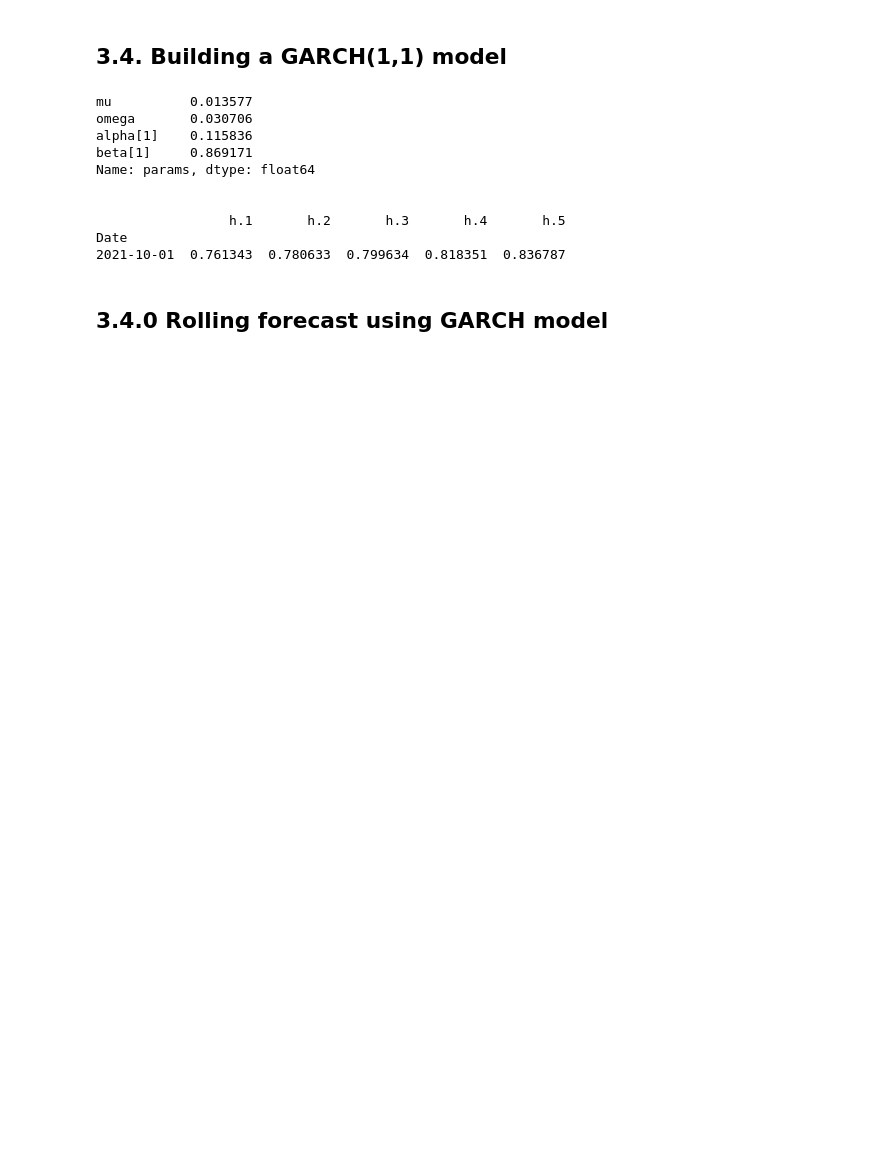
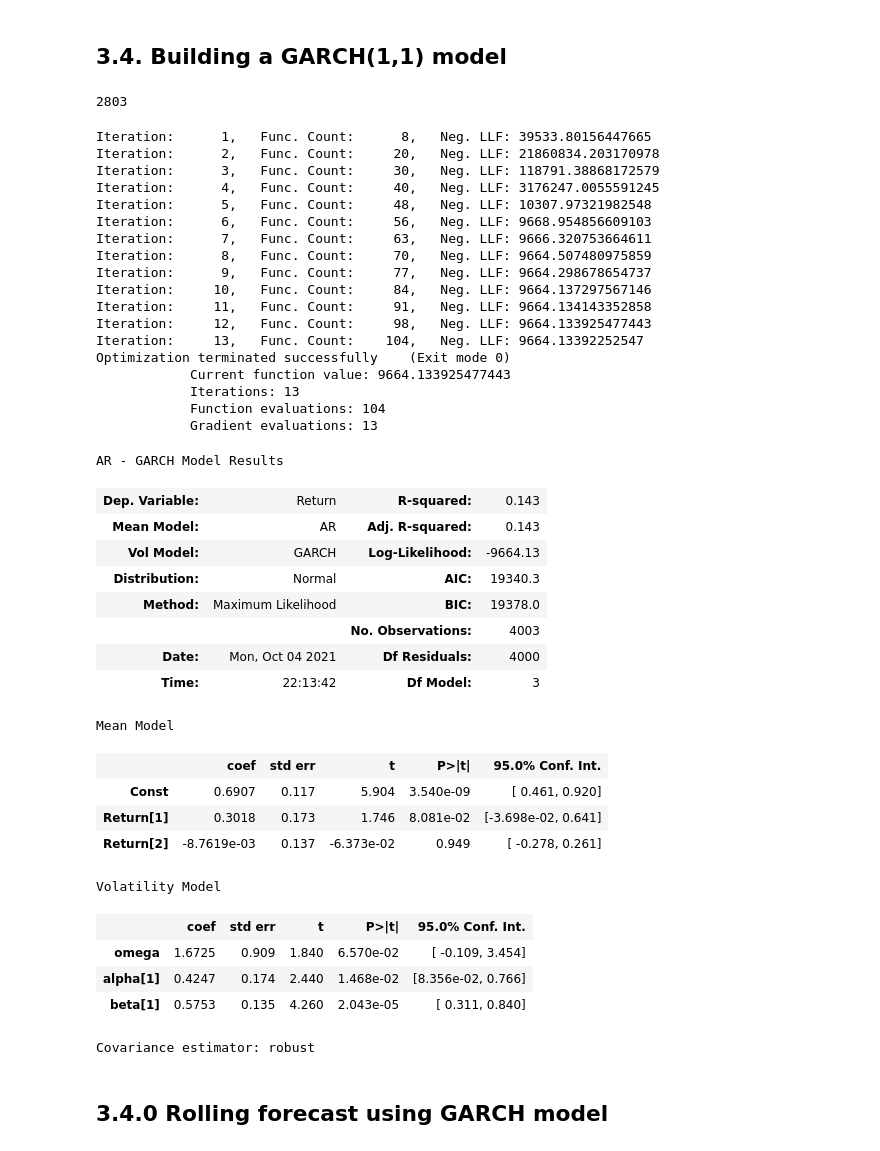
Before and after one commit to joaovictordesouzaduarte/volatility, a Jupyter notebook: notebooks/volatility.ipynb, the cells around one changed output. Saved outputs shown, nothing was run; the diff lists cells and outputs as text; code cells hidden in the pictures; blank space fills up the shorter version.

```diff
--- a/notebooks/volatility.ipynb
+++ b/notebooks/volatility.ipynb
@@ -217,32 +217,69 @@ df3 = df_usd.copy()
 #Return
 df3['Return'] = 100*(df3['Close'].pct_change())
 df3 = df3.dropna()
+# %%
+test_size = int(len(df3['Return']) * 0.7)
+# %% [output]
+2803
 # %%
+test_size = int(len(df3['Return']) * 0.7)
+
+train,test = df3[:-test_size], df3[-test_size:]
 
 #Build a Garch Model
 
-garch_model = arch_model(df3['Return'], p = 1, q=1, mean = 'constant', vol = 'GARCH', dist='normal')
+garch_model = arch_model(df3['Return'] ** 2, p = 1, q=1, mean = 'AR', lags= 2, vol = 'GARCH', dist='normal')
 
-gm_result = garch_model.fit(disp = 'off')
-print(gm_result.params)
+gm_result = garch_model.fit()
 
-print('\n')
-
-
-#Forecast
-gm_forecast = gm_result.forecast(horizon = 5)
-print(gm_forecast.variance[-1:]);
+gm_result.summary()
+#print(gm_result.params)
+#
+#print('\n')
+#
+#
+##Forecast
+#gm_forecast = gm_result.forecast(horizon = 5)
+#print(gm_forecast.variance[-1:]);
 # %% [output]
-mu          0.013577
-omega       0.030706
-alpha[1]    0.115836
-beta[1]     0.869171
-Name: params, dtype: float64
-
-
-                 h.1       h.2       h.3       h.4       h.5
-Date
-2021-10-01  0.761343  0.780633  0.799634  0.818351  0.836787
+Iteration:      1,   Func. Count:      8,   Neg. LLF: 39533.80156447665
+Iteration:      2,   Func. Count:     20,   Neg. LLF: 21860834.203170978
+Iteration:      3,   Func. Count:     30,   Neg. LLF: 118791.38868172579
+Iteration:      4,   Func. Count:     40,   Neg. LLF: 3176247.0055591245
+Iteration:      5,   Func. Count:     48,   Neg. LLF: 10307.97321982548
+Iteration:      6,   Func. Count:     56,   Neg. LLF: 9668.954856609103
+Iteration:      7,   Func. Count:     63,   Neg. LLF: 9666.320753664611
+Iteration:      8,   Func. Count:     70,   Neg. LLF: 9664.507480975859
+Iteration:      9,   Func. Count:     77,   Neg. LLF: 9664.298678654737
+Iteration:     10,   Func. Count:     84,   Neg. LLF: 9664.137297567146
+Iteration:     11,   Func. Count:     91,   Neg. LLF: 9664.134143352858
+Iteration:     12,   Func. Count:     98,   Neg. LLF: 9664.133925477443
+Iteration:     13,   Func. Count:    104,   Neg. LLF: 9664.13392252547
+Optimization terminated successfully    (Exit mode 0)
+            Current function value: 9664.133925477443
+            Iterations: 13
+            Function evaluations: 104
+            Gradient evaluations: 13
+AR - GARCH Model Results
+| Dep. Variable: | Return | R-squared: | 0.143 |
+| Mean Model: | AR | Adj. R-squared: | 0.143 |
+| Vol Model: | GARCH | Log-Likelihood: | -9664.13 |
+| Distribution: | Normal | AIC: | 19340.3 |
+| Method: | Maximum Likelihood | BIC: | 19378.0 |
+|  |  | No. Observations: | 4003 |
+| Date: | Mon, Oct 04 2021 | Df Residuals: | 4000 |
+| Time: | 22:13:42 | Df Model: | 3 |
+Mean Model
+|  | coef | std err | t | P>|t| | 95.0% Conf. Int. |
+| Const | 0.6907 | 0.117 | 5.904 | 3.540e-09 | [ 0.461, 0.920] |
+| Return[1] | 0.3018 | 0.173 | 1.746 | 8.081e-02 | [-3.698e-02, 0.641] |
+| Return[2] | -8.7619e-03 | 0.137 | -6.373e-02 | 0.949 | [ -0.278, 0.261] |
+Volatility Model
+|  | coef | std err | t | P>|t| | 95.0% Conf. Int. |
+| omega | 1.6725 | 0.909 | 1.840 | 6.570e-02 | [ -0.109, 3.454] |
+| alpha[1] | 0.4247 | 0.174 | 2.440 | 1.468e-02 | [8.356e-02, 0.766] |
+| beta[1] | 0.5753 | 0.135 | 4.260 | 2.043e-05 | [ 0.311, 0.840] |
+Covariance estimator: robust
 # %% [markdown]
 ## **3.4.0 Rolling forecast using GARCH model**
 # %%
```
Also changed, not shown: parts of 9 cells of this notebook.
